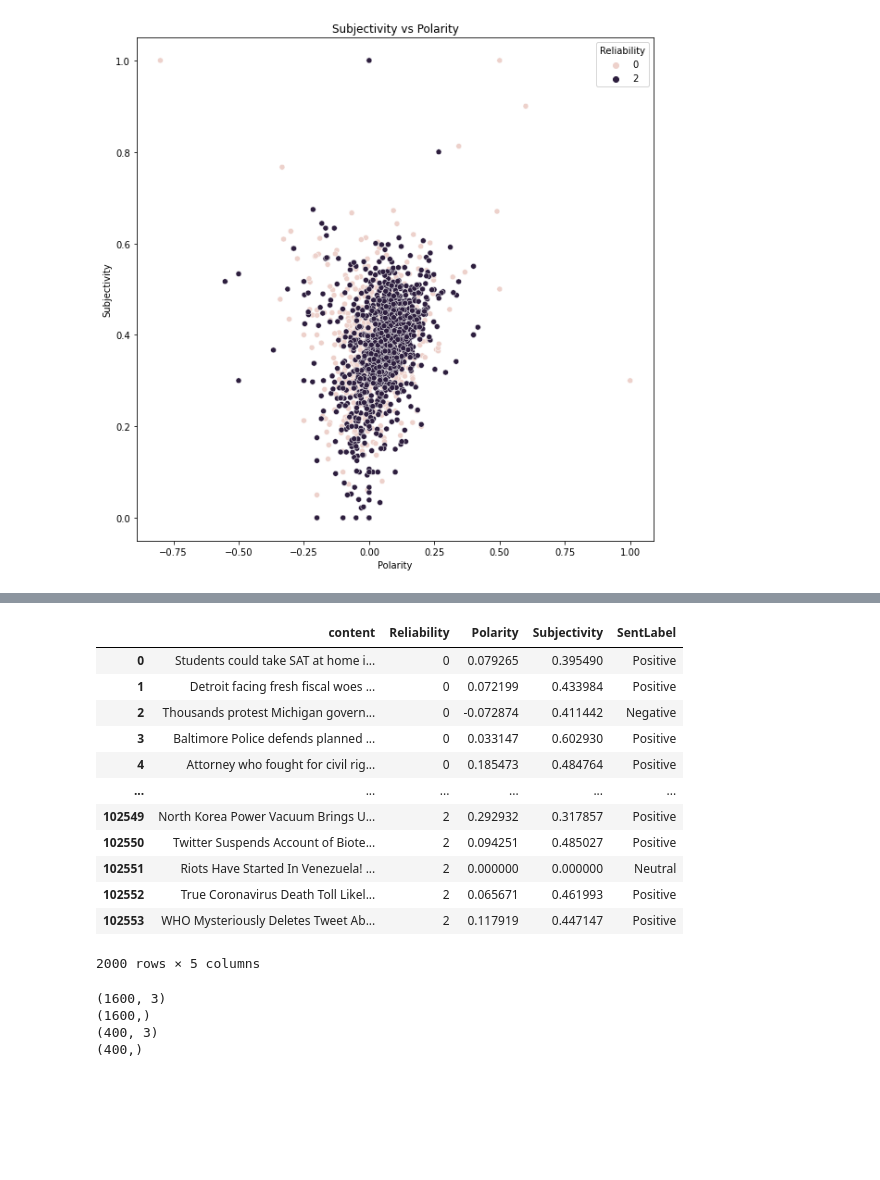
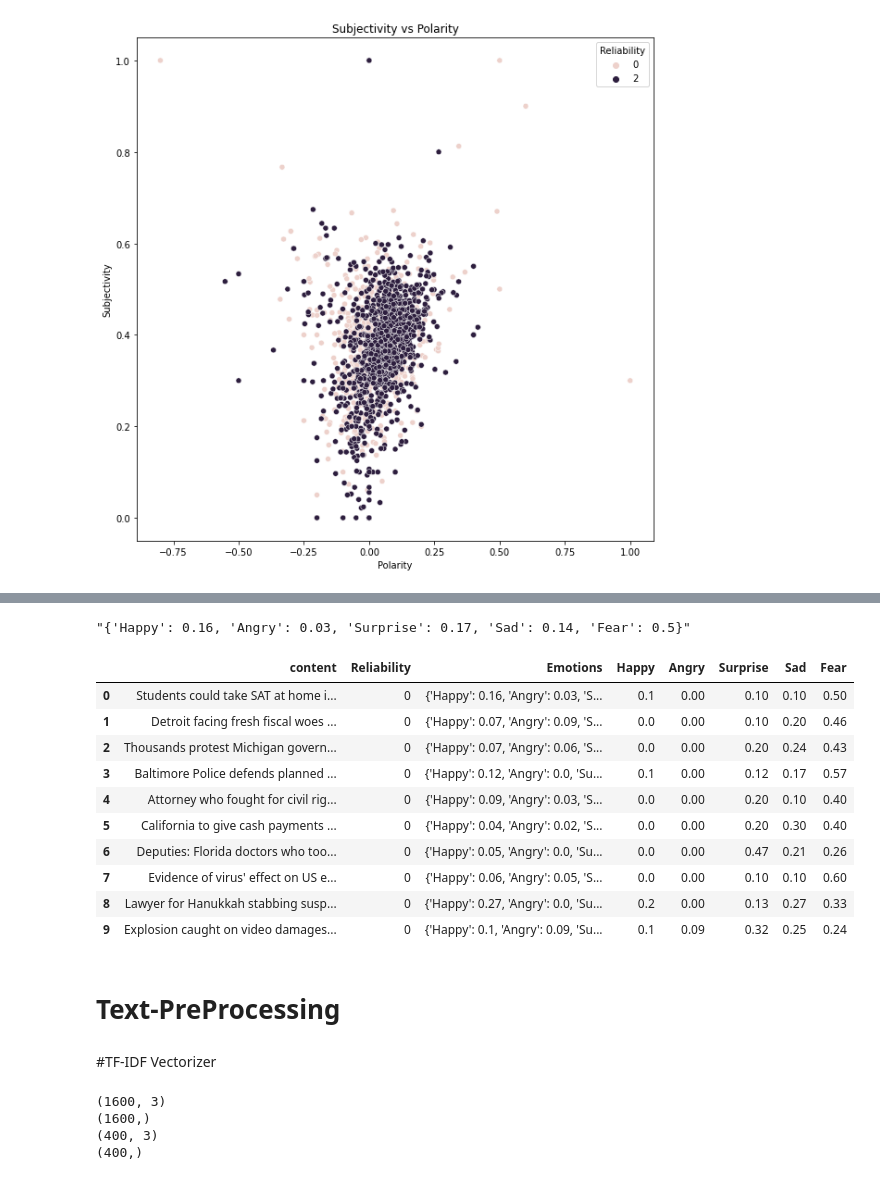
Before and after one commit to vasvarym/FakeNewsProject, a Jupyter notebook: nelasentiment.ipynb, the cells around one changed output, grey strips where cells are left out. Cells and saved outputs as stored; diff of their text form; code cells hidden in the pictures; blank space fills up the shorter version.

```diff
--- a/nelasentiment.ipynb
+++ b/nelasentiment.ipynb
@@ -208,0 +228,4 @@ plt.show()
+# %%
+emodf = data[:10]
+# %%
+emodf['Emotions'] = emodf['content'].apply(te.get_emotion)
@@ -208,0 +258,6 @@ plt.show()
+# %%
+emodf['Happy'] = emodf.Emotions.str.slice(10,13).astype(float)
+emodf['Angry'] = emodf.Emotions.str.slice(24,28).astype(float)
+emodf['Surprise'] = emodf.Emotions.str.slice(42,46).astype(float)
+emodf['Sad'] = emodf.Emotions.str.slice(55,59).astype(float)
+emodf['Fear'] = emodf.Emotions.str.slice(69,73).astype(float)
@@ -209,3 +282,23 @@ plt.show()
+# %%
+emodf['Emotions'][0]
+# %% [output]
+"{'Happy': 0.16, 'Angry': 0.03, 'Surprise': 0.17, 'Sad': 0.14, 'Fear': 0.5}"
+# %%
+emodf
+# %% [output]
+|  | content | Reliability | Emotions | Happy | Angry | Surprise | Sad | Fear |
+| 0 | Students could take SAT at home i... | 0 | {'Happy': 0.16, 'Angry': 0.03, 'S... | 0.1 | 0.00 | 0.10 | 0.10 | 0.50 |
+| 1 | Detroit facing fresh fiscal woes ... | 0 | {'Happy': 0.07, 'Angry': 0.09, 'S... | 0.0 | 0.00 | 0.10 | 0.20 | 0.46 |
+| 2 | Thousands protest Michigan govern... | 0 | {'Happy': 0.07, 'Angry': 0.06, 'S... | 0.0 | 0.00 | 0.20 | 0.24 | 0.43 |
+| 3 | Baltimore Police defends planned ... | 0 | {'Happy': 0.12, 'Angry': 0.0, 'Su... | 0.1 | 0.00 | 0.12 | 0.17 | 0.57 |
+| 4 | Attorney who fought for civil rig... | 0 | {'Happy': 0.09, 'Angry': 0.03, 'S... | 0.0 | 0.00 | 0.20 | 0.10 | 0.40 |
+| 5 | California to give cash payments ... | 0 | {'Happy': 0.04, 'Angry': 0.02, 'S... | 0.0 | 0.00 | 0.20 | 0.30 | 0.40 |
+| 6 | Deputies: Florida doctors who too... | 0 | {'Happy': 0.05, 'Angry': 0.0, 'Su... | 0.0 | 0.00 | 0.47 | 0.21 | 0.26 |
+| 7 | Evidence of virus' effect on US e... | 0 | {'Happy': 0.06, 'Angry': 0.05, 'S... | 0.0 | 0.00 | 0.10 | 0.10 | 0.60 |
+| 8 | Lawyer for Hanukkah stabbing susp... | 0 | {'Happy': 0.27, 'Angry': 0.0, 'Su... | 0.2 | 0.00 | 0.13 | 0.27 | 0.33 |
+| 9 | Explosion caught on video damages... | 0 | {'Happy': 0.1, 'Angry': 0.09, 'Su... | 0.1 | 0.09 | 0.32 | 0.25 | 0.24 |
+# %% [markdown]
+# Text-PreProcessing
 # %%
 def rem_noise(text):
   text = text.translate(str.maketrans('','',string.punctuation))
@@ -241,5 +334,7 @@ def tokenize_statements(text):
     tokenized = [lemmatizer.lemmatize(token.lower(), pos='a') for token in tokenized]
 
     return tokenized
+# %% [markdown]
+#TF-IDF Vectorizer
 # %%
 #Keep only content, Polarity and Subjectivity as columns
@@ -247,21 +342,5 @@ x = smallerdf.drop(['Reliability','SentLabel'],axis=1)
 x['content'] = x['content'].apply(rem_noise)
 y = smallerdf['Reliability']
-# %%
-smallerdf
-# %% [output]
-|  | content | Reliability | Polarity | Subjectivity | SentLabel |
-| 0 | Students could take SAT at home i... | 0 | 0.079265 | 0.395490 | Positive |
-| 1 | Detroit facing fresh fiscal woes ... | 0 | 0.072199 | 0.433984 | Positive |
-| 2 | Thousands protest Michigan govern... | 0 | -0.072874 | 0.411442 | Negative |
-| 3 | Baltimore Police defends planned ... | 0 | 0.033147 | 0.602930 | Positive |
-| 4 | Attorney who fought for civil rig... | 0 | 0.185473 | 0.484764 | Positive |
-| ... | ... | ... | ... | ... | ... |
-| 102549 | North Korea Power Vacuum Brings U... | 2 | 0.292932 | 0.317857 | Positive |
-| 102550 | Twitter Suspends Account of Biote... | 2 | 0.094251 | 0.485027 | Positive |
-| 102551 | Riots Have Started In Venezuela! ... | 2 | 0.000000 | 0.000000 | Neutral |
-| 102552 | True Coronavirus Death Toll Likel... | 2 | 0.065671 | 0.461993 | Positive |
-| 102553 | WHO Mysteriously Deletes Tweet Ab... | 2 | 0.117919 | 0.447147 | Positive |
-2000 rows × 5 columns
 # %%
 # split the dataset into training and testing datasets
 
```
Also changed, not shown: parts of 75 cells of this notebook.
